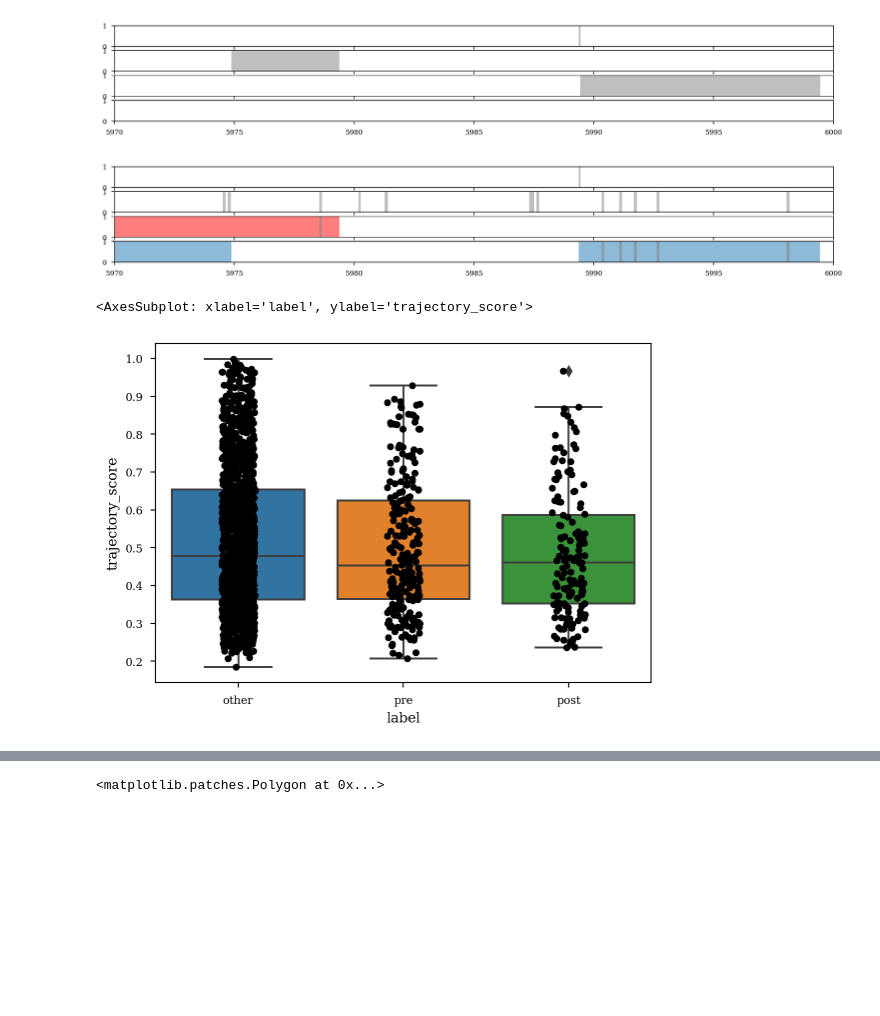
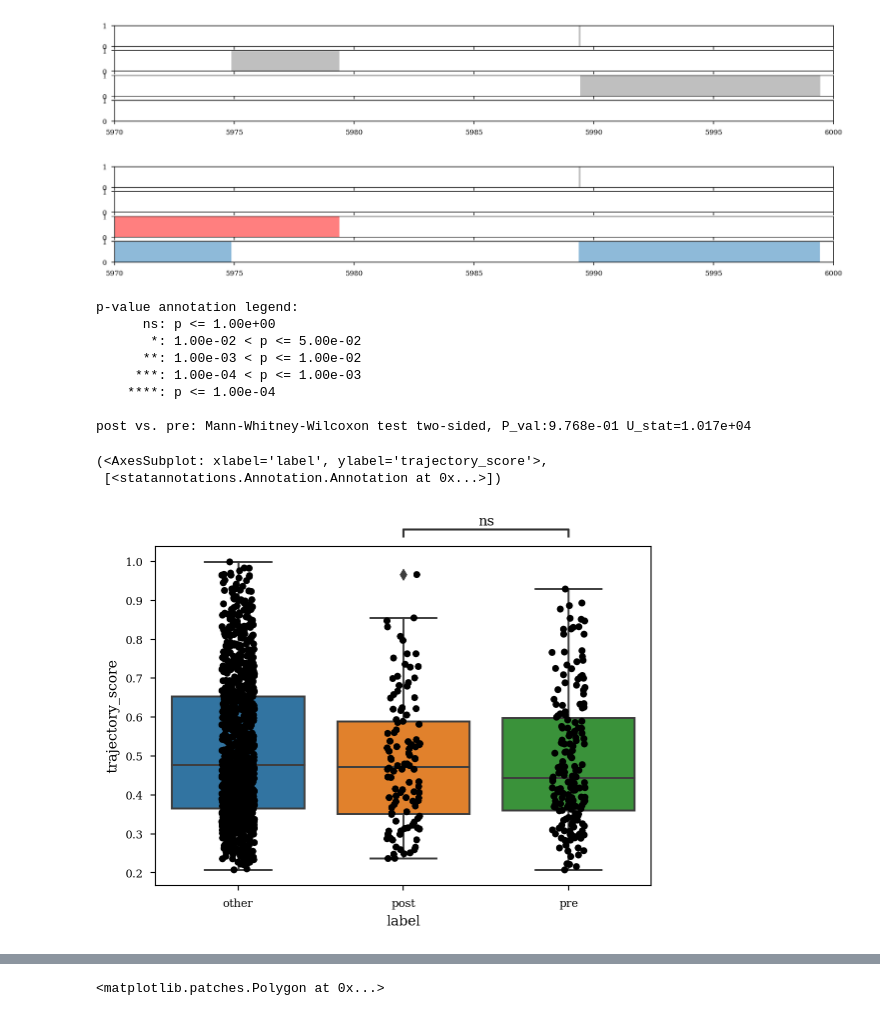
Before and after one commit to ryanharvey1/ad_ied, a Jupyter notebook: scripts/replay/replay_ied.ipynb, the cells around one changed output, grey strips where cells are left out. Cells and saved outputs as stored; diff of their text form; code cells hidden in the pictures; blank space fills up the shorter version.

Commit message:
new plots

```diff
--- a/scripts/replay/replay_ied.ipynb
+++ b/scripts/replay/replay_ied.ipynb
@@ -32,7 +33,7 @@ fig_save_path = r'D:\github\ad_ied\results'
 save_path = r"D:\github\ad_ied\results\replay_v2"
 
 df = replay_run.load_results(save_path,pre_task_post=True,verbose=True)
-df = df.query("decoding_median_error < 20 & score_pval_col_cycle < 0.05")
+# df = df.query("decoding_median_error < 23 & score_pval_col_cycle < 0.05 & score_pval_time_swap<0.05")
 # %% [output]
 D:\github\ad_ied\results\replay_v2\X__AD_sessions_AD_10_sess25_AZ10_210806_sess25.pkl
 D:\github\ad_ied\results\replay_v2\X__AD_sessions_AD_10_sess25_AZ15_221102_sess8.pkl
@@ -81,5 +199,5 @@ ied_epochs
 # %%
-current_df = df.query("basepath == @basepath")
+current_df = df.query("basepath == @basepath & epoch.str.contains('post')")
 # %%
 current_df.shape
 # %% [output]
@@ -227,32 +345,62 @@ plt.xlim(5970,6000)
 # %%
 current_df["label"] = "other"
 idx = functions.in_intervals(current_df.start.values, ied_obs_pre.data)
 # idx = functions.find_intersecting_intervals(replay, replay[ied_obs_pre])
 current_df.loc[idx,"label"] = "pre"
 # idx = functions.find_intersecting_intervals(replay, replay[ied_obs_post])
 idx = functions.in_intervals(current_df.start.values, ied_obs_post.data)
 current_df.loc[idx,"label"] = "post"
 
 
 ied_obs = nel.EpochArray(np.array([ied_epochs.start,ied_epochs.stop]).T)
-# replay = nel.EpochArray(np.array([current_df.start,current_df.stop]).T)
+replay = nel.EpochArray(np.array([current_df.start,current_df.stop]).T)
 replay_pre = nel.EpochArray(np.array([current_df.query("label.str.contains('pre')").start,current_df.query("label.str.contains('pre')").stop]).T)
 replay_post = nel.EpochArray(np.array([current_df.query("label.str.contains('post')").start,current_df.query("label.str.contains('post')").stop]).T)
 
 fig,ax = plt.subplots(4,1,figsize=(15,2),sharex=True)
 epochplot(ied_obs,ax=ax[0])
 for ep in ied_obs:
     ax[2].axvspan(ep.start-20, ep.start-10,color="r",alpha=.5,zorder=-1000)
     ax[3].axvspan(ep.start, ep.stop+10,alpha=.5,zorder=-1000)
 epochplot(replay,ax=ax[1])
 epochplot(replay_pre,ax=ax[2])
 epochplot(replay_post,ax=ax[3])
 plt.xlim(5970,6000)
 plt.show()
 
+
+from statannotations.Annotator import Annotator
 sns.boxplot(data=current_df,x="label",y="trajectory_score")
 sns.stripplot(data=current_df,x="label",y="trajectory_score",color="k")
+
+box_pairs = [
+    ("pre", "post")
+]
+annotator = Annotator(
+    plt.gca(),
+    box_pairs,
+    data=current_df,
+    x="label",
+    y="trajectory_score",
+)
+annotator.configure(
+    test="Mann-Whitney",
+    text_format="star",
+    loc="outside",
+    comparisons_correction=None,
+    verbose=1,
+)
+annotator.apply_and_annotate()
 # %% [output]
-[figure, old version]
+[figure, new version]
-<AxesSubplot: xlabel='label', ylabel='trajectory_score'>
+p-value annotation legend:
+      ns: p <= 1.00e+00
+       *: 1.00e-02 < p <= 5.00e-02
+      **: 1.00e-03 < p <= 1.00e-02
+     ***: 1.00e-04 < p <= 1.00e-03
+    ****: p <= 1.00e-04
+
+post vs. pre: Mann-Whitney-Wilcoxon test two-sided, P_val:9.768e-01 U_stat=1.017e+04
+(<AxesSubplot: xlabel='label', ylabel='trajectory_score'>,
+ [<statannotations.Annotation.Annotation at 0x...>])
-[figure, old version]
+[figure, new version]
```
Also changed, not shown: parts of 10 cells of this notebook.
